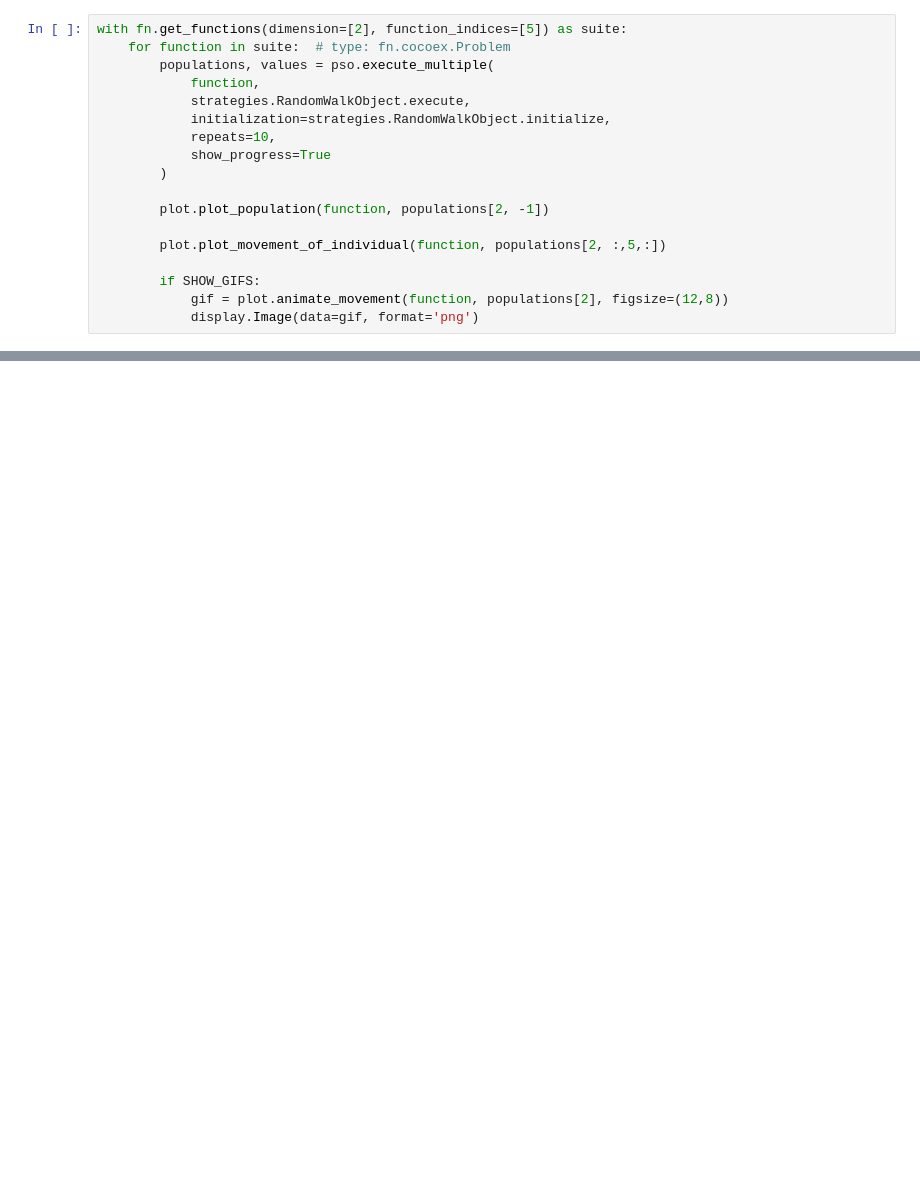
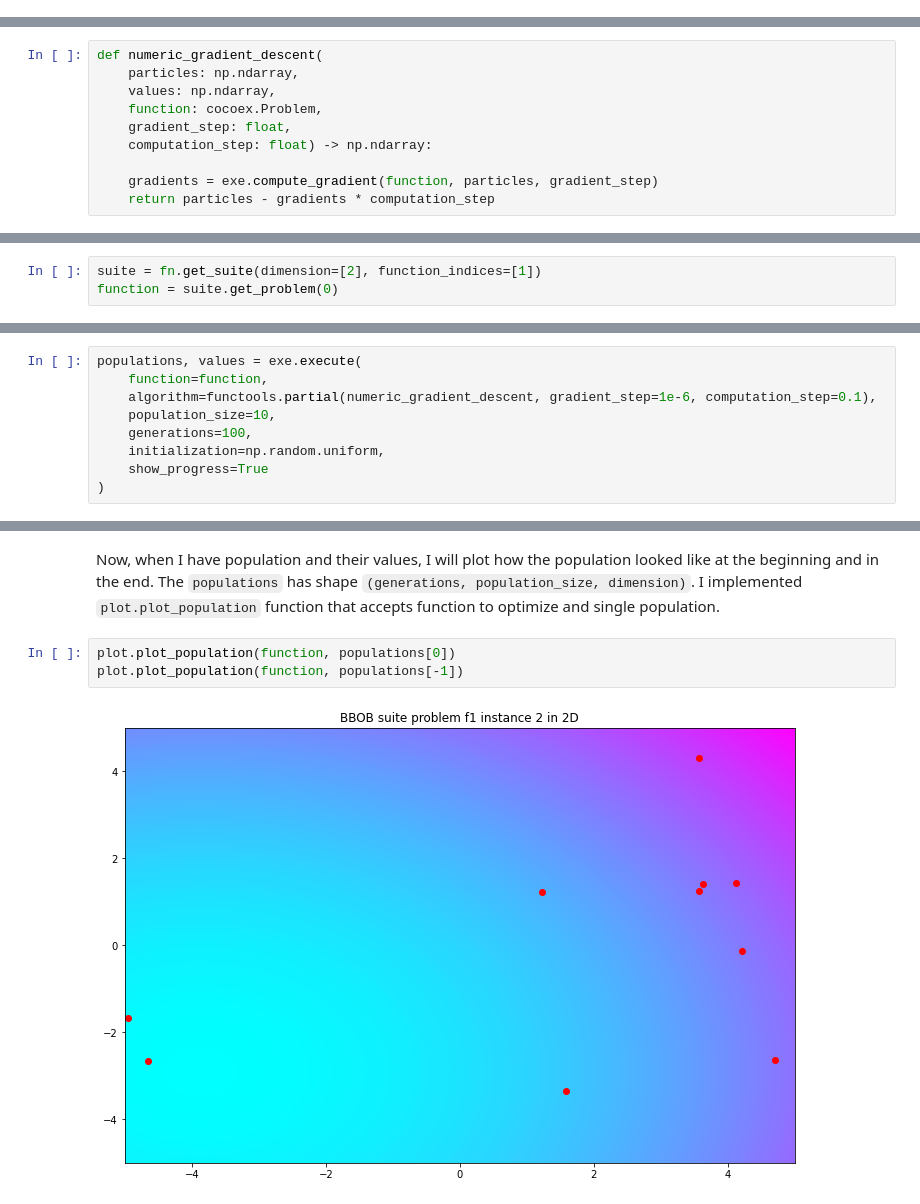
Before and after one commit to PatrikValkovic/ParticleSwarmOptimization, a Jupyter notebook: main.ipynb, the cells around one changed output, grey strips where cells are left out. Cells and saved outputs as stored; diff of their text form; blank space fills up the shorter version.

```diff
--- a/main.ipynb
+++ b/main.ipynb
@@ -13,19 +33 @@ import strategies
 import plotting as plot
-# %%
-with fn.get_functions(dimension=[2], function_indices=[5]) as suite:
-    for function in suite:  # type: fn.cocoex.Problem
-        populations, values = pso.execute_multiple(
-            function,
-            strategies.RandomWalkObject.execute,
-            initialization=strategies.RandomWalkObject.initialize,
-            repeats=10,
-            show_progress=True
-        )
-
-        plot.plot_population(function, populations[2, -1])
-
-        plot.plot_movement_of_individual(function, populations[2, :,5,:])
-
-        if SHOW_GIFS:
-            gif = plot.animate_movement(function, populations[2], figsize=(12,8))
-            display.Image(data=gif, format='png')
@@ -49,0 +41,10 @@ plt.show()
+# %%
+def numeric_gradient_descent(
+    particles: np.ndarray,
+    values: np.ndarray,
+    function: cocoex.Problem,
+    gradient_step: float,
+    computation_step: float) -> np.ndarray:
+
+    gradients = exe.compute_gradient(function, particles, gradient_step)
+    return particles - gradients * computation_step
@@ -49,0 +53,3 @@ plt.show()
+# %%
+suite = fn.get_suite(dimension=[2], function_indices=[1])
+function = suite.get_problem(0)
@@ -49,0 +58,9 @@ plt.show()
+# %%
+populations, values = exe.execute(
+    function=function,
+    algorithm=functools.partial(numeric_gradient_descent, gradient_step=1e-6, computation_step=0.1),
+    population_size=10,
+    generations=100,
+    initialization=np.random.uniform,
+    show_progress=True
+)
@@ -49,0 +69,7 @@ plt.show()
+# %% [markdown]
+Now, when I have population and their values, I will plot how the population looked like at the beginning and in the end. The `populations` has shape `(generations, population_size, dimension)`. I implemented `plot.plot_population` function that accepts function to optimize and single population.
+# %%
+plot.plot_population(function, populations[0])
+plot.plot_population(function, populations[-1])
+# %% [output]
+[figure, added]
```
Also changed, not shown: parts of 19 cells of this notebook, 4 other files.
